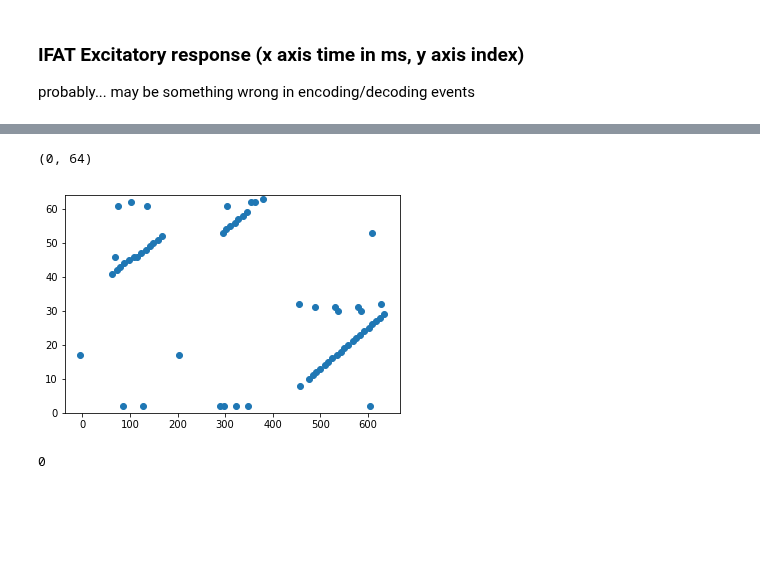
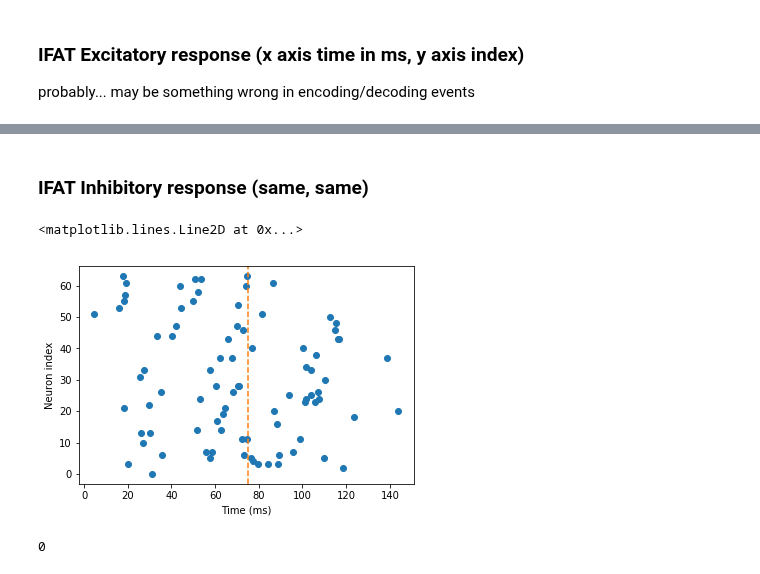
Before and after one commit to acellon/ifat-py, a Jupyter notebook: iscas-ifat.ipynb, the cells around one changed output, grey strips where cells are left out. Cells and saved outputs as stored; diff of their text form; code cells hidden in the pictures; blank space fills up the shorter version.

```diff
--- a/iscas-ifat.ipynb
+++ b/iscas-ifat.ipynb
@@ -445,8 +447,18 @@ That point in the top right corner is weird... way after the others and with a b
-# %%
-scatter(inh_t*second/ms, inh_sp); ylim([0,64])
-# %% [output]
-(0, 64)
-[figure, removed]
+# %% [markdown]
+### IFAT Inhibitory response (same, same)
+# %%
+#inh_t_pos = inh_t[inh_t>=0]; inh_sp_pos = inh_sp[inh_t>=0]
+#scatter(inh_t_pos[inh_sp_pos<100]*second/(9*ms), inh_sp_pos[inh_sp_pos<100])
+scatter(inh_t[inh_sp<100]*second/(9*ms), inh_sp[inh_sp<100])
+#scatter(inh_t*second/(9*ms), inh_sp)
+xlabel('Time (ms)')
+ylabel('Neuron index')
+axvline(x=75,LineStyle='--',color='C1')
+
+#ylim([0,64])
+# %% [output]
+<matplotlib.lines.Line2D at 0x...>
+[figure, added]
 # %%
 def write_exc_syn(group, file):
     M = shape(group['weights'])
```
Also changed, not shown: parts of 19 cells of this notebook, 4 other files.
